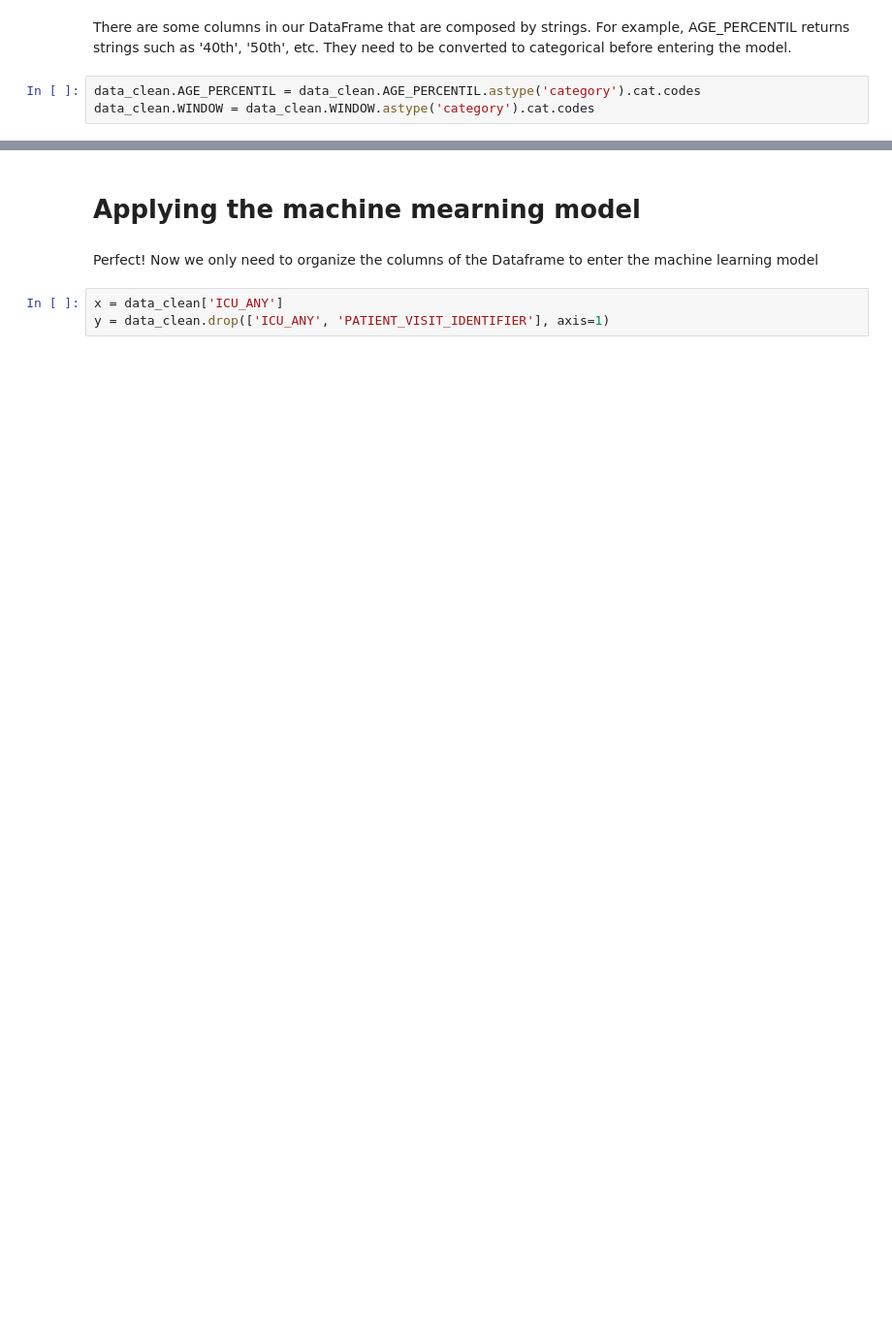
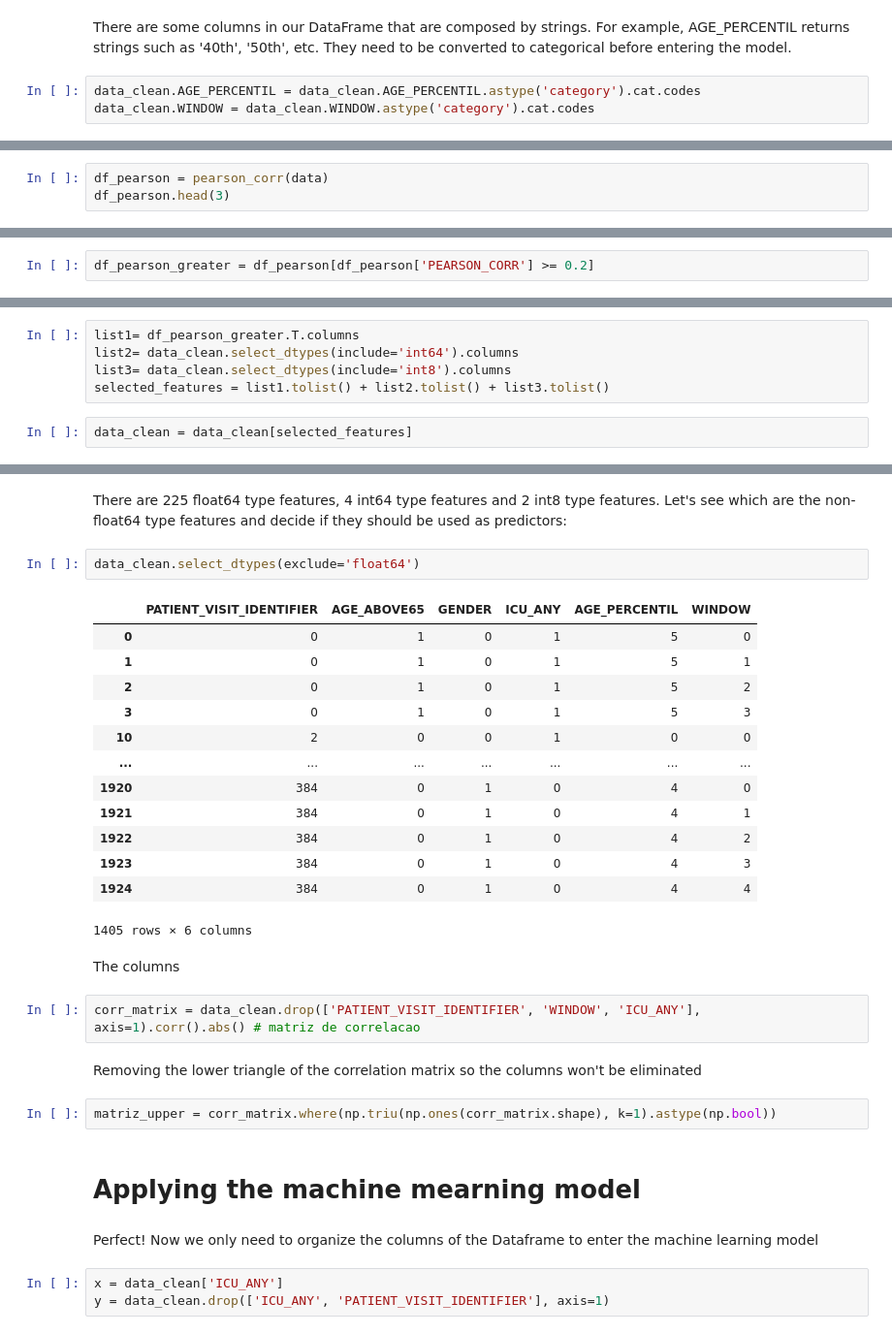
Before and after one commit to carolluzardi/analise_sirio_libanes, a Jupyter notebook: Final_Project_DSBootcamp.ipynb, the cells around one changed output, grey strips where cells are left out. Shown: that part at 97% size. Cells and saved outputs as stored; diff of their text form; blank space fills up the shorter version.

```diff
--- a/Final_Project_DSBootcamp.ipynb
+++ b/Final_Project_DSBootcamp.ipynb
@@ -160,0 +215,3 @@ data_clean.WINDOW = data_clean.WINDOW.astype('category').cat.codes
+# %%
+df_pearson = pearson_corr(data)
+df_pearson.head(3)
@@ -160,0 +225,2 @@ data_clean.WINDOW = data_clean.WINDOW.astype('category').cat.codes
+# %%
+df_pearson_greater = df_pearson[df_pearson['PEARSON_CORR'] >= 0.2]
@@ -160,0 +233,7 @@ data_clean.WINDOW = data_clean.WINDOW.astype('category').cat.codes
+# %%
+list1= df_pearson_greater.T.columns
+list2= data_clean.select_dtypes(include='int64').columns
+list3= data_clean.select_dtypes(include='int8').columns
+selected_features = list1.tolist() + list2.tolist() + list3.tolist()
+# %%
+data_clean = data_clean[selected_features]
@@ -161,3 +277,29 @@ data_clean.WINDOW = data_clean.WINDOW.astype('category').cat.codes
+# %% [markdown]
+There are 225 float64 type features, 4 int64 type features and 2 int8 type features. Let's see which are the non-float64 type features and decide if they should be used as predictors:
+# %%
+data_clean.select_dtypes(exclude='float64')
+# %% [output]
+|  | PATIENT_VISIT_IDENTIFIER | AGE_ABOVE65 | GENDER | ICU_ANY | AGE_PERCENTIL | WINDOW |
+| 0 | 0 | 1 | 0 | 1 | 5 | 0 |
+| 1 | 0 | 1 | 0 | 1 | 5 | 1 |
+| 2 | 0 | 1 | 0 | 1 | 5 | 2 |
+| 3 | 0 | 1 | 0 | 1 | 5 | 3 |
+| 10 | 2 | 0 | 0 | 1 | 0 | 0 |
+| ... | ... | ... | ... | ... | ... | ... |
+| 1920 | 384 | 0 | 1 | 0 | 4 | 0 |
+| 1921 | 384 | 0 | 1 | 0 | 4 | 1 |
+| 1922 | 384 | 0 | 1 | 0 | 4 | 2 |
+| 1923 | 384 | 0 | 1 | 0 | 4 | 3 |
+| 1924 | 384 | 0 | 1 | 0 | 4 | 4 |
+1405 rows × 6 columns
+# %% [markdown]
+The columns
+# %%
+corr_matrix = data_clean.drop(['PATIENT_VISIT_IDENTIFIER', 'WINDOW', 'ICU_ANY'], axis=1).corr().abs() # matriz de correlacao
+# %% [markdown]
+Removing the lower triangle of the correlation matrix so the columns won't be eliminated
+# %%
+matriz_upper = corr_matrix.where(np.triu(np.ones(corr_matrix.shape), k=1).astype(np.bool))
 # %% [markdown]
 # **Applying the machine mearning model**
 # %% [markdown]
```
Also changed, not shown: parts of 20 cells of this notebook.
